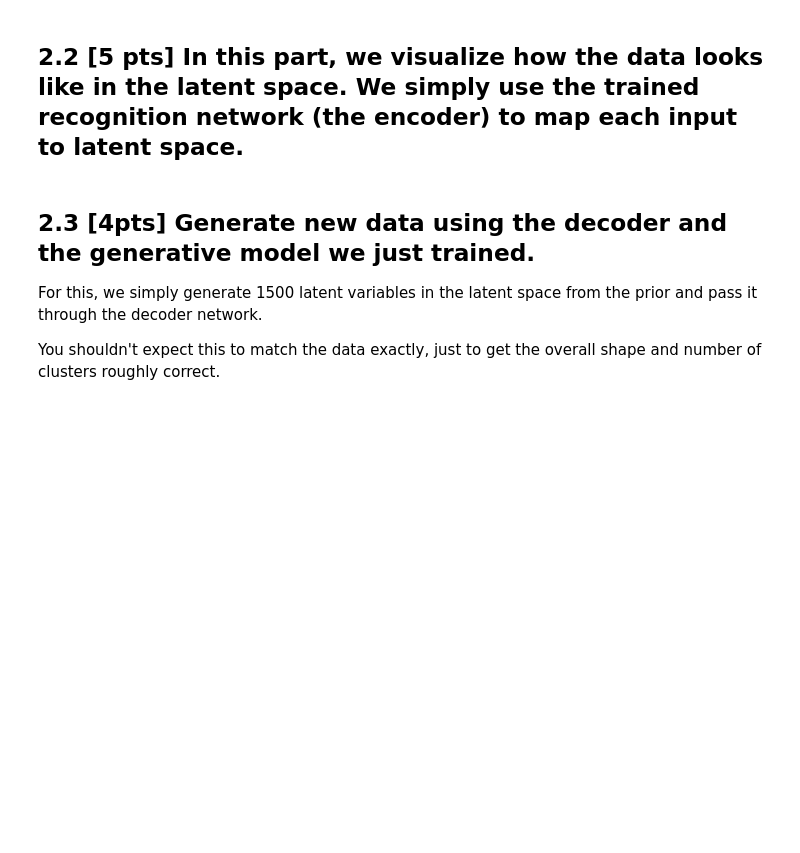
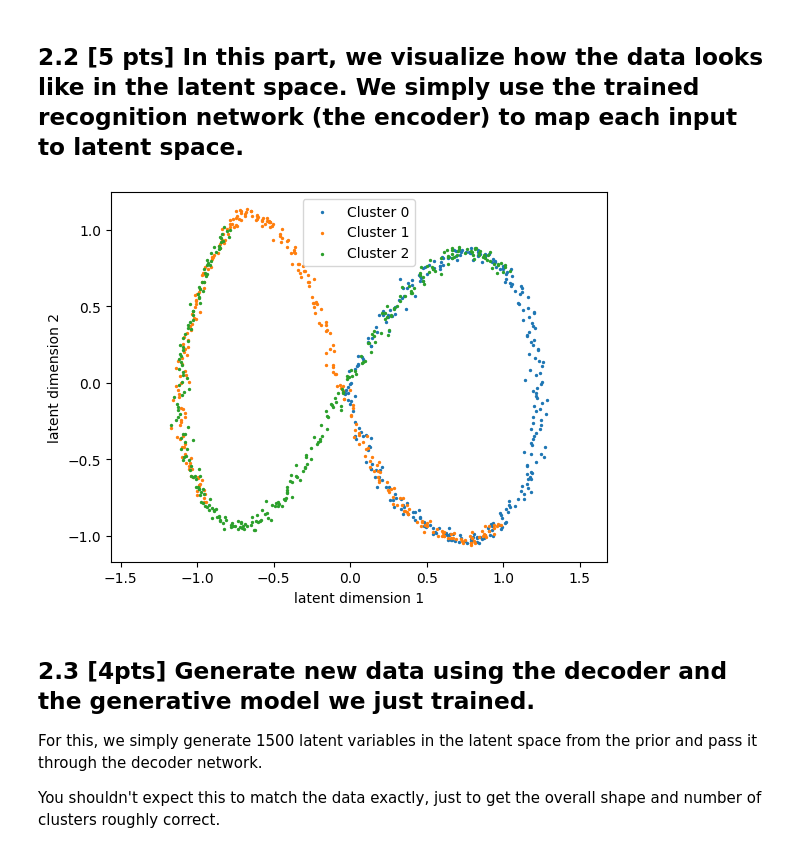
Before and after one commit to javmencia/COBWEBfiles, a Jupyter notebook: STA414_2025_Assignment_3.ipynb, the cells around one changed output. Cells and saved outputs as stored; diff of their text form; code cells hidden in the pictures; blank space fills up the shorter version.

```diff
--- a/STA414_2025_Assignment_3.ipynb
+++ b/STA414_2025_Assignment_3.ipynb
@@ -569,14 +921,25 @@ for t in trange(0, n_iters):
 # %%
 # Show the means of the encoded data in a 2D latent space.
 # Don't worry if this doesn't look much like a Gaussian.
 
+
 for k in range(num_clusters):
-    # cur_data =  # TODO get all the data from this cluster.
-    # transformed =  # TODO find the mean of q(z|x) for each x.
+    # Get all data points from cluster k
+    cur_data = data[labels == k]
+
+    # Pass through the encoder to get the means of q(z|x)
+    transformed, _ = recognition_net(cur_data)  # Extract only the mean, ignore log_std
+
+    # Scatter plot the latent means
+    plt.scatter(transformed[:, 0].detach().numpy(), transformed[:, 1].detach().numpy(), s=2, label=f"Cluster {k}")
 
 plt.axis("equal")
 plt.xlabel("latent dimension 1")
 plt.ylabel("latent dimension 2")
+plt.legend()
+plt.show()
+# %% [output]
+[figure, added]
 # %% [markdown]
 ## 2.3 [4pts] Generate new data using the decoder and the generative model we just trained.
 
```
Also changed, not shown: parts of 35 cells of this notebook.
